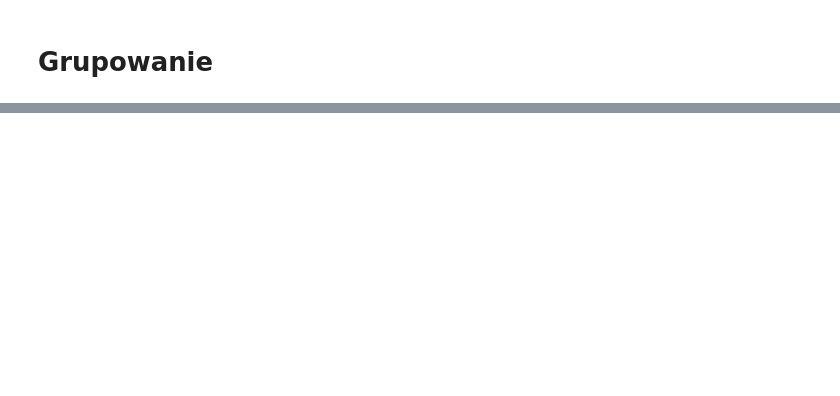
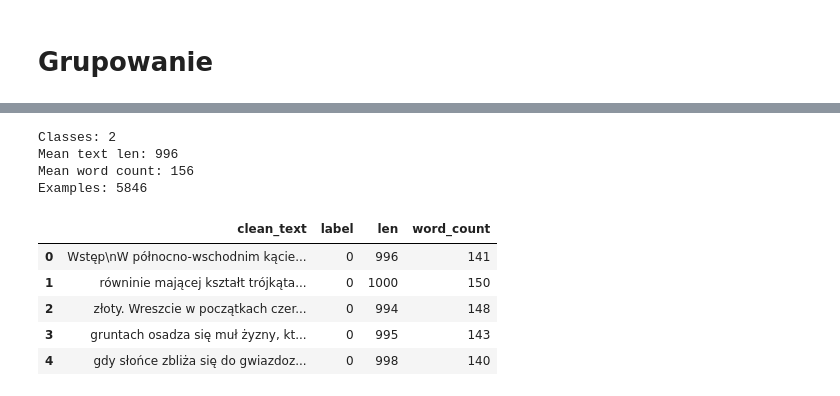
Before and after one commit to WitoldFracek/grembedding, a Jupyter notebook: notebooks/results_analysis.ipynb, the cells around one changed output, grey strips where cells are left out. Drawn from its saved outputs; the diff is of its cells as text; code cells hidden in the pictures; blank space fills up the shorter version.

```diff
--- a/notebooks/results_analysis.ipynb
+++ b/notebooks/results_analysis.ipynb
@@ -296,3 +299,28 @@ df
 | StyloMetrix | 0.782089 | 0.614561 | 0.109845 | 0.796327 | 0.951103 | ... |
 | TfidfVectorizer1000 | 0.902838 | 0.645557 | 0.123428 | 0.892768 | 0.987759 | ... |
 | TfidfVectorizer5000 | 0.889181 | 0.662933 | 0.168939 | 0.901739 | 1.000000 | ... |
+# %%
+dataset = 'PrusVsSienkiewicz'
+data_cleaner = 'DummyDatacleaner'
+
+
+path = f'../data/{dataset}/{data_cleaner}/train.parquet'
+df = pd.read_parquet(path)
+df['len'] = df['clean_text'].apply(len)
+df['word_count'] = df['clean_text'].apply(lambda s: len(s.split(' ')))
+print(f'Classes: {len(df["label"].unique())}')
+print(f'Mean text len: {df["len"].values.mean():.0f}')
+print(f'Mean word count: {df["word_count"].values.mean():.0f}')
+print(f'Examples: {len(df)}')
+df.head()
+# %% [output]
+Classes: 2
+Mean text len: 996
+Mean word count: 156
+Examples: 5846
+|  | clean_text | label | len | word_count |
+| 0 | Wstęp\nW północno-wschodnim kącie... | 0 | 996 | 141 |
+| 1 | równinie mającej kształt trójkąta... | 0 | 1000 | 150 |
+| 2 | złoty. Wreszcie w początkach czer... | 0 | 994 | 148 |
+| 3 | gruntach osadza się muł żyzny, kt... | 0 | 995 | 143 |
+| 4 | gdy słońce zbliża się do gwiazdoz... | 0 | 998 | 140 |
```
Also changed, not shown: parts of 12 cells of this notebook, 2 other files.
